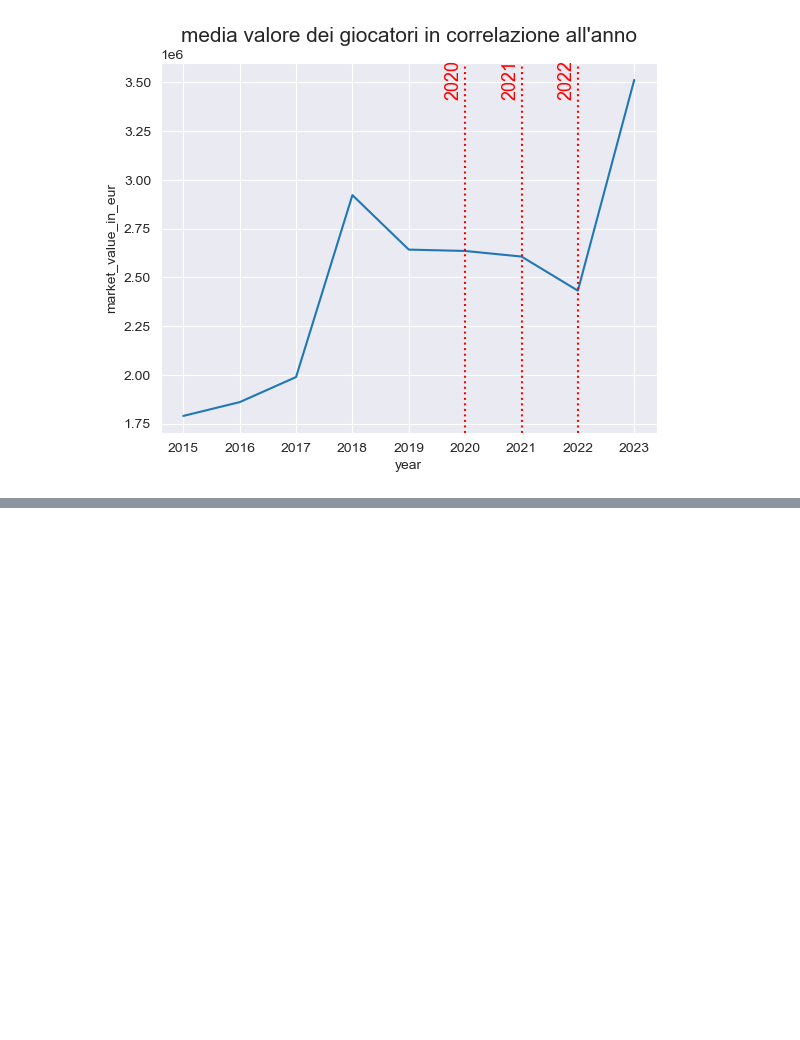
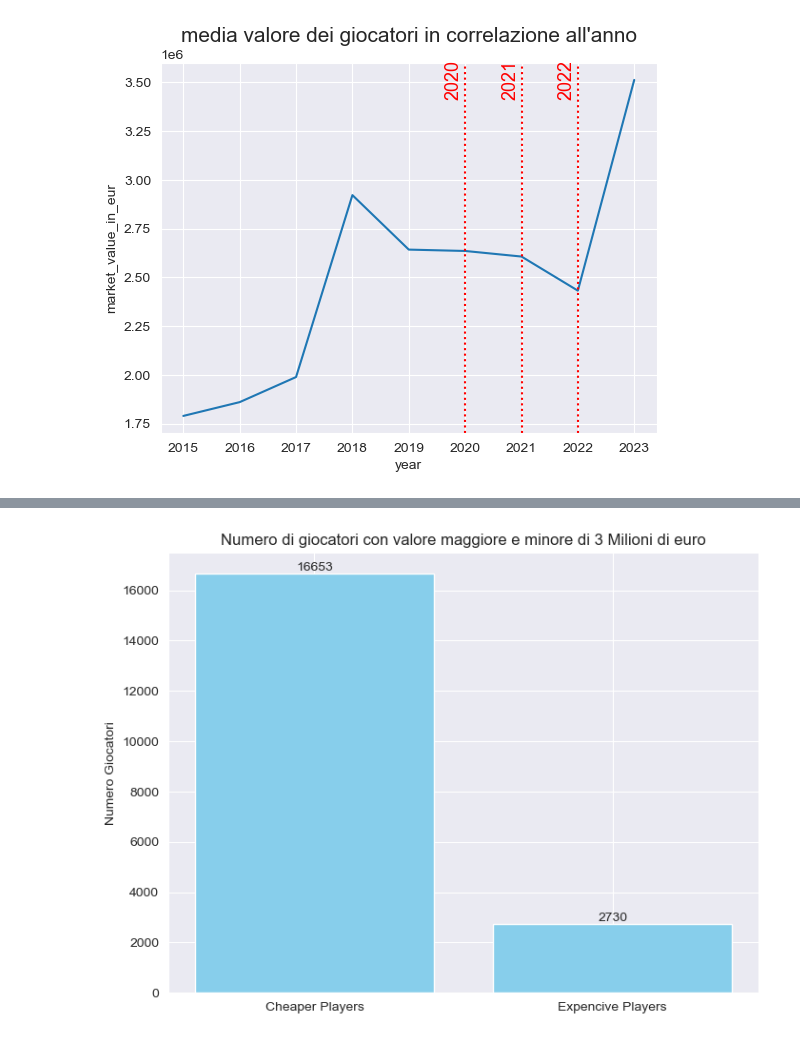
Before and after one commit to IUM-TWEB/Footbrawl, a Jupyter notebook: DataAnalytics/covid-19.ipynb, the cells around one changed output, grey strips where cells are left out. Saved outputs shown, nothing was run; the diff lists cells and outputs as text; code cells hidden in the pictures; blank space fills up the shorter version.

Commit message:
Proceed with the data analysis

```diff
--- a/DataAnalytics/covid-19.ipynb
+++ b/DataAnalytics/covid-19.ipynb
@@ -30,0 +65,19 @@ Text(0.5, 1.0, "media valore dei giocatori in correlazione all'anno")
+# %%
+#seleziono solo le colonne necessarie e converto la stringa dei market value in float
+players_df_for_graph=players_df[['player_id', 'name', 'last_season',
+                  'market_value_in_eur', 'highest_market_value_in_eur',
+                  'total_goals_in_career', 'total_goals_last_season', 'position','sub_position', 'date_of_birth','current_club_domestic_competition_id']]
+players_df_for_graph = players_df_for_graph.dropna(subset=['market_value_in_eur'])
+
+# Rimuovi il simbolo dell'euro e i punti per le migliaia, sostituisci la virgola con il punto per market_value_in_eur
+players_df_for_graph['market_value_in_eur'] = players_df_for_graph['market_value_in_eur'].str.replace('€', '')
+players_df_for_graph['market_value_in_eur'] = players_df_for_graph['market_value_in_eur'].str.replace('.', '')
+players_df_for_graph['market_value_in_eur'] = players_df_for_graph['market_value_in_eur'].str.replace(',', '.')
+players_df_for_graph['market_value_in_eur'] = players_df_for_graph['market_value_in_eur'].astype(float)
+
+# Rimuovi il simbolo dell'euro e i punti per le migliaia, sostituisci la virgola con il punto per highest_market_value_in_eur
+players_df_for_graph['highest_market_value_in_eur'] = players_df_for_graph['highest_market_value_in_eur'].str.replace('€', '')
+players_df_for_graph['highest_market_value_in_eur'] = players_df_for_graph['highest_market_value_in_eur'].str.replace('.', '')
+players_df_for_graph['highest_market_value_in_eur'] = players_df_for_graph['highest_market_value_in_eur'].str.replace(',', '.')
+players_df_for_graph['highest_market_value_in_eur'] = players_df_for_graph['highest_market_value_in_eur'].astype(float)
+players_df_for_graph
@@ -30,0 +98,22 @@ Text(0.5, 1.0, "media valore dei giocatori in correlazione all'anno")
+# %%
+cheaper_players = players_df_for_graph[players_df_for_graph['market_value_in_eur']<3000000]
+number_cheaper_players = len(cheaper_players)
+expencive_players = players_df_for_graph[players_df_for_graph['market_value_in_eur']>=3000000]
+number_expencive_players = len(expencive_players)
+categories = ['Cheaper Players', 'Expencive Players']
+data = [number_cheaper_players, number_expencive_players]
+
+# Creazione del barplot con matplotlib
+plt.figure(figsize=(8, 6))
+bars = plt.bar(categories, data, color='skyblue')
+plt.title('Numero di giocatori con valore maggiore e minore di 3 Milioni di euro')
+plt.ylabel('Numero Giocatori')
+
+# Aggiungi i valori sopra le barre
+for bar in bars:
+    height = bar.get_height()
+    plt.text(bar.get_x() + bar.get_width() / 2.0, height, f'{int(height)}', ha='center', va='bottom')
+
+plt.show()
+# %% [output]
+[figure, added]
```
Also changed, not shown: parts of 20 cells of this notebook.
